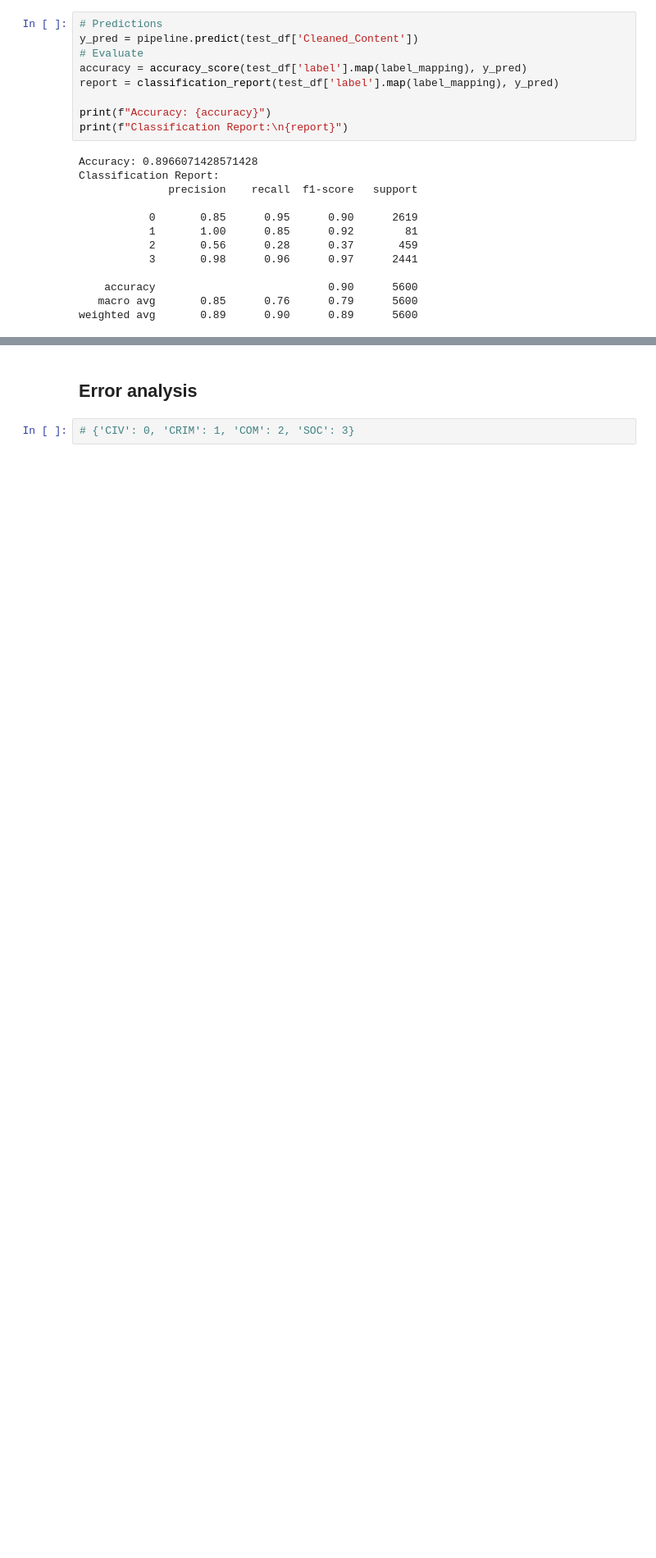
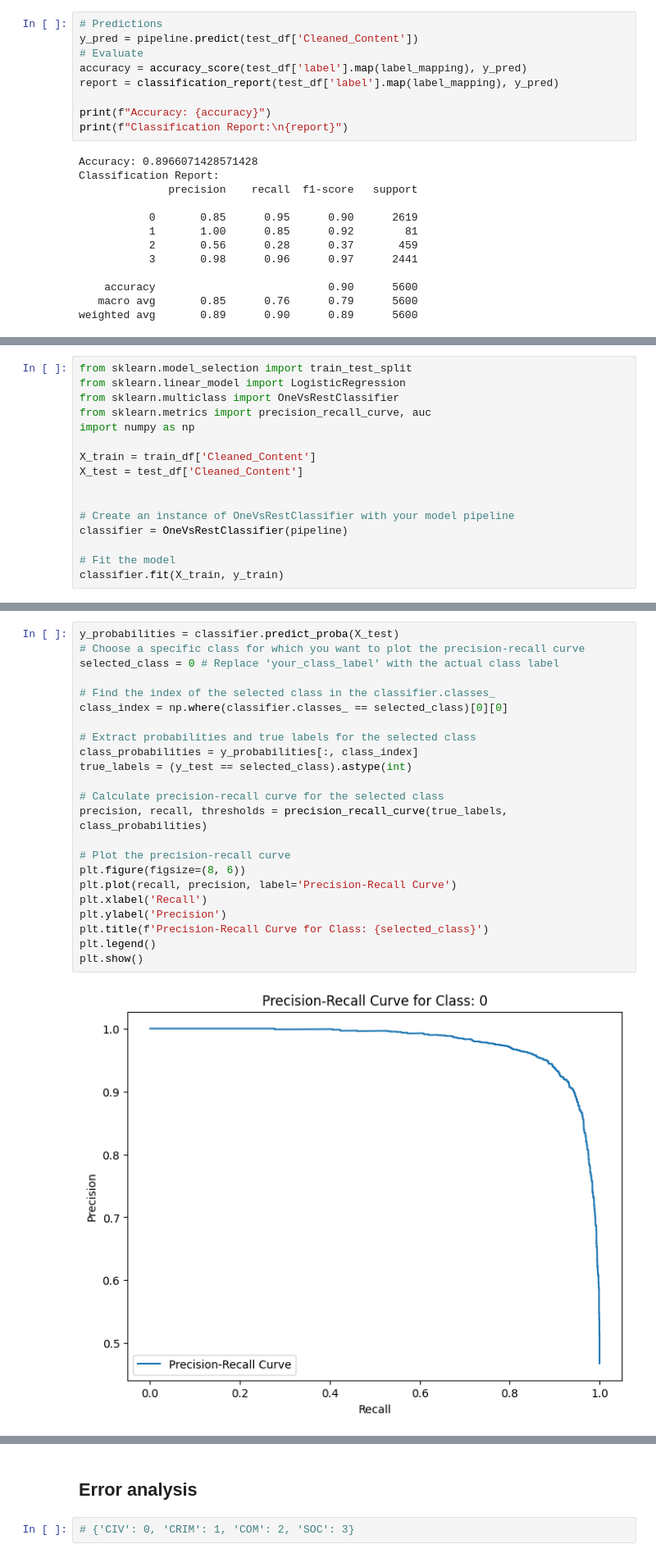
Before and after one commit to adelchi91/legal_docs_classifier, a Jupyter notebook: testing-CLEAN.ipynb, the cells around one changed output, grey strips where cells are left out. Shown at 82% size. Saved outputs shown, nothing was run; the diff lists cells and outputs as text; blank space fills up the shorter version.

```diff
--- a/testing-CLEAN.ipynb
+++ b/testing-CLEAN.ipynb
@@ -217,0 +315,16 @@ array([0, 1, 2, 3])
+# %%
+from sklearn.model_selection import train_test_split
+from sklearn.linear_model import LogisticRegression
+from sklearn.multiclass import OneVsRestClassifier
+from sklearn.metrics import precision_recall_curve, auc
+import numpy as np
+
+X_train = train_df['Cleaned_Content']
+X_test = test_df['Cleaned_Content']
+
+
+# Create an instance of OneVsRestClassifier with your model pipeline
+classifier = OneVsRestClassifier(pipeline)
+
+# Fit the model
+classifier.fit(X_train, y_train)
@@ -217,0 +355,25 @@ array([0, 1, 2, 3])
+# %%
+y_probabilities = classifier.predict_proba(X_test)
+# Choose a specific class for which you want to plot the precision-recall curve
+selected_class = 0 # Replace 'your_class_label' with the actual class label
+
+# Find the index of the selected class in the classifier.classes_
+class_index = np.where(classifier.classes_ == selected_class)[0][0]
+
+# Extract probabilities and true labels for the selected class
+class_probabilities = y_probabilities[:, class_index]
+true_labels = (y_test == selected_class).astype(int)
+
+# Calculate precision-recall curve for the selected class
+precision, recall, thresholds = precision_recall_curve(true_labels, class_probabilities)
+
+# Plot the precision-recall curve
+plt.figure(figsize=(8, 6))
+plt.plot(recall, precision, label='Precision-Recall Curve')
+plt.xlabel('Recall')
+plt.ylabel('Precision')
+plt.title(f'Precision-Recall Curve for Class: {selected_class}')
+plt.legend()
+plt.show()
+# %% [output]
+[figure, added]
```
Also changed, not shown: parts of 31 cells of this notebook, 2 other files.
